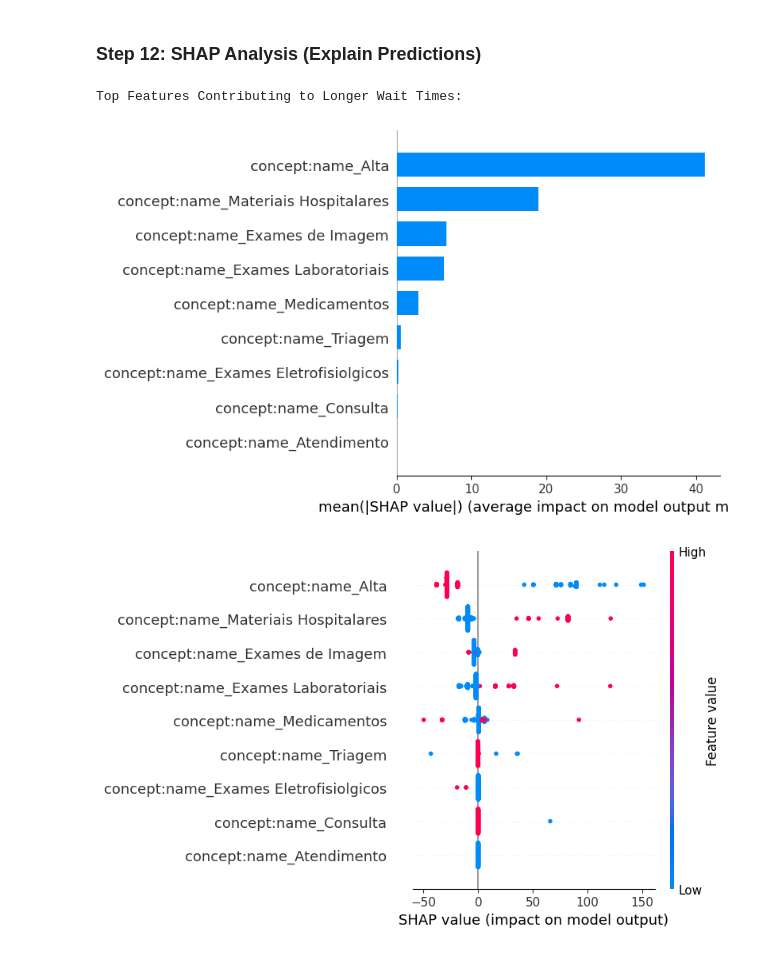
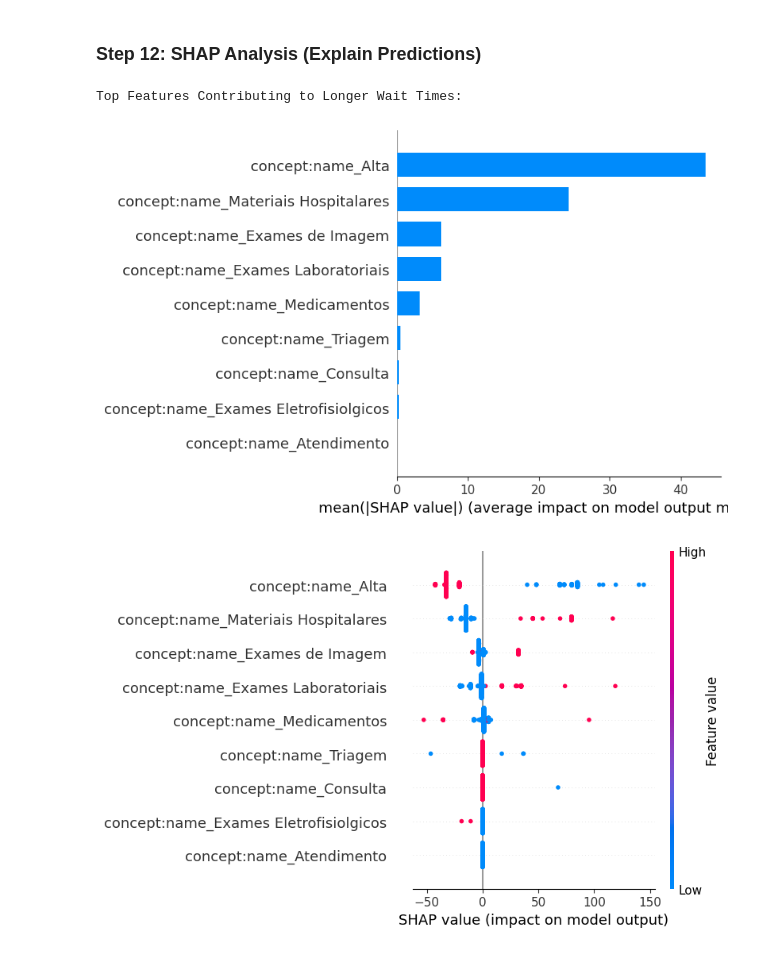
Before and after one commit to AngelaAldaoud/BIS-Exam-Project, a Jupyter notebook: Exam.ipynb, the cells around one changed output. Drawn from its saved outputs; the diff is of its cells as text; code cells hidden in the pictures.

```diff
--- a/Exam.ipynb
+++ b/Exam.ipynb
@@ -3725,21 +3421,21 @@ RandomForest      65.728320  105.252653  0.242725  0.582686
 # %%
 import shap
 
-# Best model
+# Best model (use the one that already exists)
 best_model_reg = models_reg["RandomForest"]
 
-# SHAP explainer
-X_for_shap = pd.DataFrame(X_scaled, columns=X.columns)
+# SHAP explainer (use X_train since model was trained on it)
+X_for_shap = pd.DataFrame(X_train, columns=X.columns)
 explainer = shap.Explainer(best_model_reg, X_for_shap)
 shap_values = explainer(X_for_shap)
 
 # Global feature importance
 print("Top Features Contributing to Longer Wait Times:")
 shap.summary_plot(shap_values, X_for_shap, plot_type="bar")
 
 # Detailed impact plot
 shap.summary_plot(shap_values, X_for_shap)
 # %% [output]
 Top Features Contributing to Longer Wait Times:
-[figure, old version]
+[figure, new version]
-[figure, old version]
+[figure, new version]
```
Also changed, not shown: parts of 12 cells of this notebook, 10 other files.
